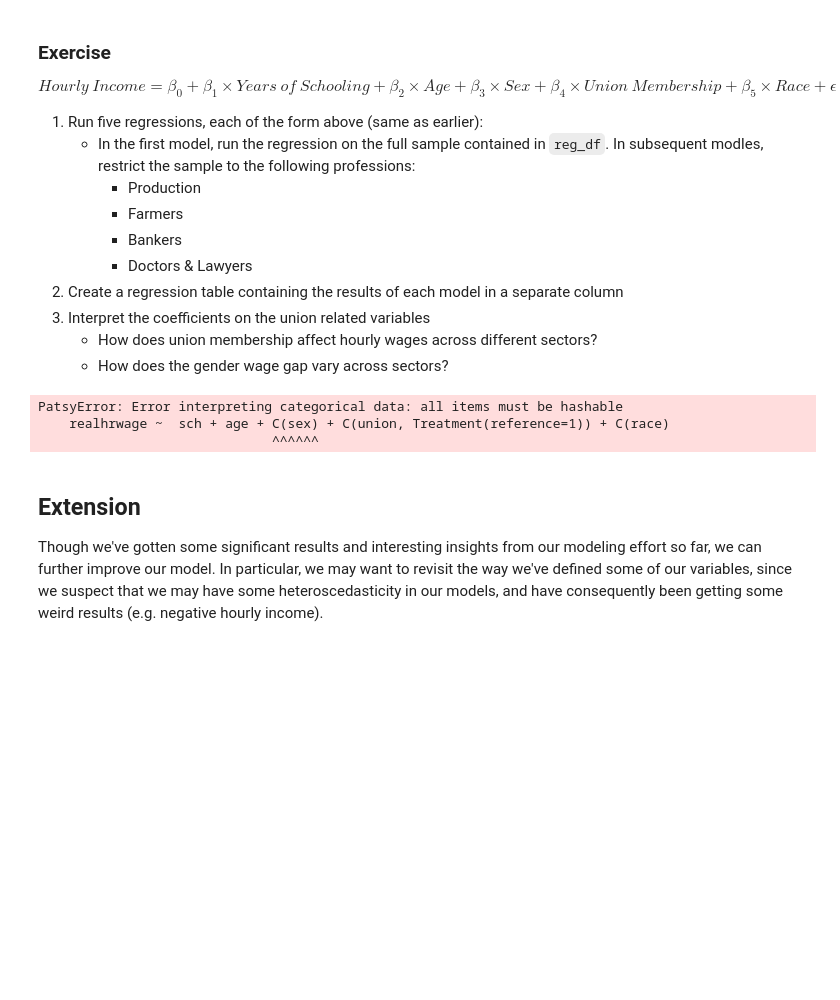
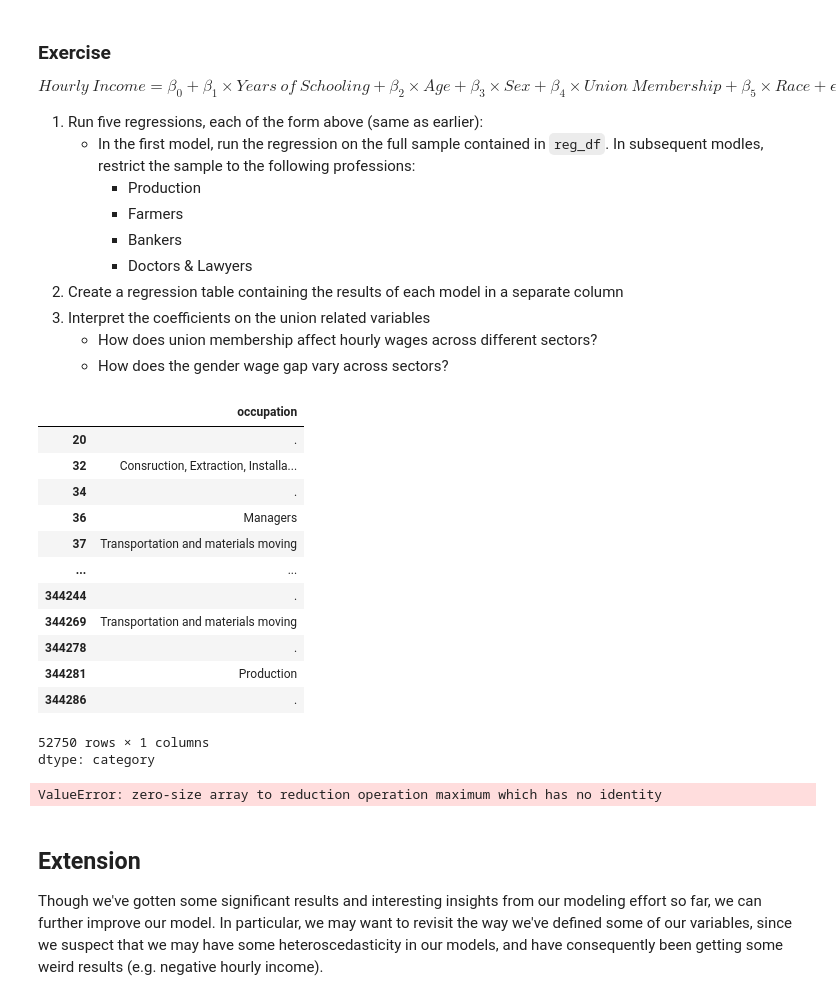
Before and after one commit to niallmirza/QM2, a Jupyter notebook: W5_Distributions_and_Basic_Statistics.ipynb, the cells around one changed output. Cells and saved outputs as stored; diff of their text form; code cells hidden in the pictures; blank space fills up the shorter version.

```diff
--- a/W5_Distributions_and_Basic_Statistics.ipynb
+++ b/W5_Distributions_and_Basic_Statistics.ipynb
@@ -510,6 +501,23 @@ $$ Hourly\ Income= \beta_0 + \beta_1 \times Years\ of\ Schooling + \beta_2 \time
 3. Interpret the coefficients on the union related variables
     * How does union membership affect hourly wages across different sectors?
     * How does the gender wage gap vary across sectors?
+# %%
+reg_df['occupation']
+# %% [output]
+|  | occupation |
+| 20 | . |
+| 32 | Consruction, Extraction, Installa... |
+| 34 | . |
+| 36 | Managers |
+| 37 | Transportation and materials moving |
+| ... | ... |
+| 344244 | . |
+| 344269 | Transportation and materials moving |
+| 344278 | . |
+| 344281 | Production |
+| 344286 | . |
+52750 rows × 1 columns
+dtype: category
 # %%
 model = ols('realhrwage ~  sch + age + C(sex) + C(union, Treatment(reference=1)) + C(race)', data=reg_df).fit()
 
@@ -517,10 +525,16 @@ Production = ols('realhrwage ~  sch + age + C(sex) + C(union, Treatment(referenc
 Farmers = ols('realhrwage ~  sch + age + C(sex) + C(union, Treatment(reference=1)) + C(race)', data=reg_df[reg_df['occupation']=='Farmers']).fit()
 Bankers = ols('realhrwage ~  sch + age + C(sex) + C(union, Treatment(reference=1)) + C(race)', data=reg_df[reg_df['occupation']=='Bankers']).fit()
 Doctors_and_Lawyers = ols('realhrwage ~  sch + age + C(sex) + C(union, Treatment(reference=1)) + C(race)', data=reg_df[reg_df['occupation']=='Doctors & Lawyers']).fit()
+table=summary_col( # create a regression table
+    [Production, Farmers, Bankers, Doctors_and_Lawyers], # pass the models to the summary_col function
+    stars=True, # add stars denoting the p-values of the coefficient to the table; * p<0.05, ** p<0.01, *** p<0.001
+    float_format='%0.3f', # set the decimal places to 3
+    model_names=['Production', 'Farmers', 'Bankers', 'Doctors and Lawyers'], # set the name of the model
+    info_dict = {"N":lambda x: "{0:d}".format(int(x.nobs))}) # add the number of observations to the table
+
+print(table)
 # %% [output]
-PatsyError: Error interpreting categorical data: all items must be hashable
-    realhrwage ~  sch + age + C(sex) + C(union, Treatment(reference=1)) + C(race)
-                              ^^^^^^
+ValueError: zero-size array to reduction operation maximum which has no identity
 # %% [markdown]
 ## Extension
 
```
Also changed, not shown: parts of 7 cells of this notebook.
